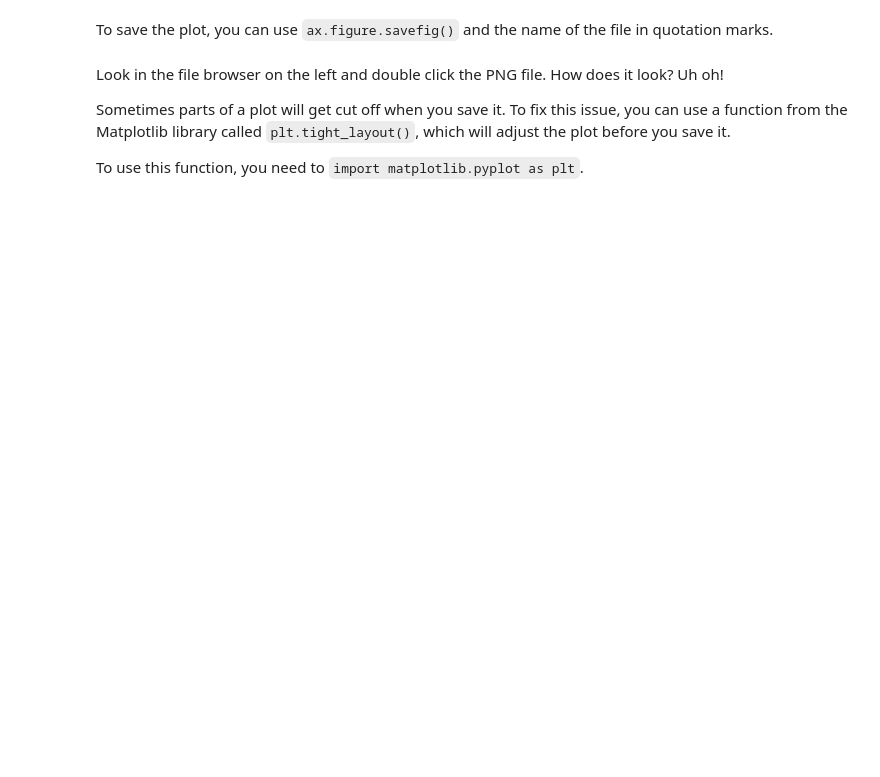
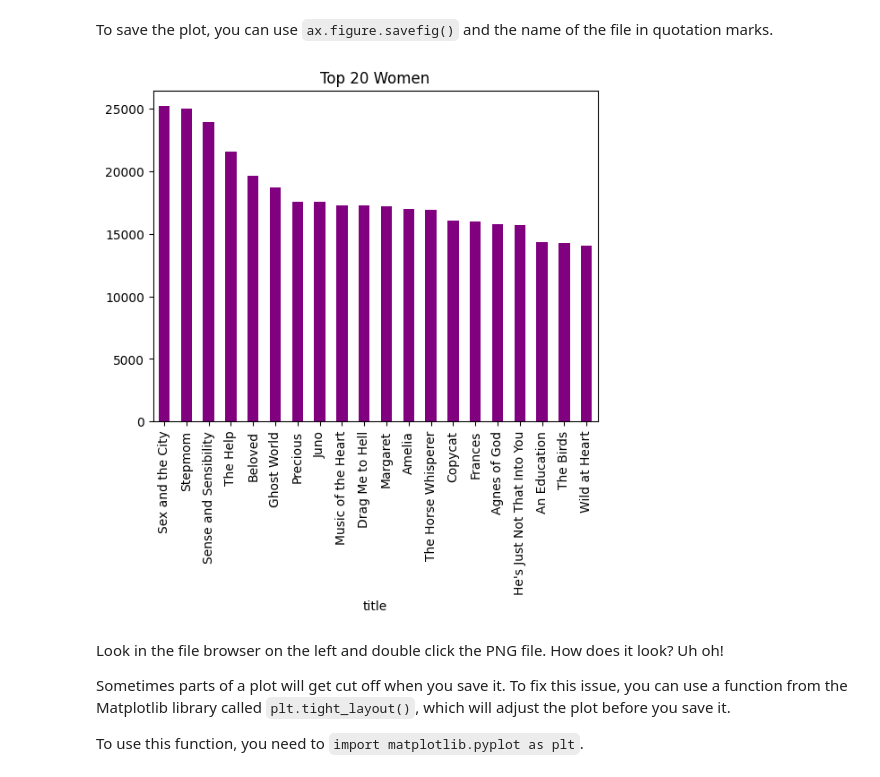
Before and after one commit to tgm00re/3844f23-writing-digital-media, a Jupyter notebook: book/03-Pandas-Data-Analysis/MIDTERM.ipynb, the cells around one changed output. Saved outputs shown, nothing was run; the diff lists cells and outputs as text; code cells hidden in the pictures; blank space fills up the shorter version.

```diff
--- a/book/03-Pandas-Data-Analysis/MIDTERM.ipynb
+++ b/book/03-Pandas-Data-Analysis/MIDTERM.ipynb
@@ -299,9 +501,12 @@ To save the plot, you can use `ax.figure.savefig()` and the name of the file in
 # %%
 ax = top20_women.plot(
     kind='bar',
-    # Add your code/parameters
+    title='Top 20 Women',
+    color='purple'
 )
 ax.figure.savefig('./figures/top20_women.png')
+# %% [output]
+[figure, added]
 # %% [markdown]
 Look in the file browser on the left and double click the PNG file. How does it look? Uh oh!
 
```
Also changed, not shown: parts of 42 cells of this notebook, 4 other files.
